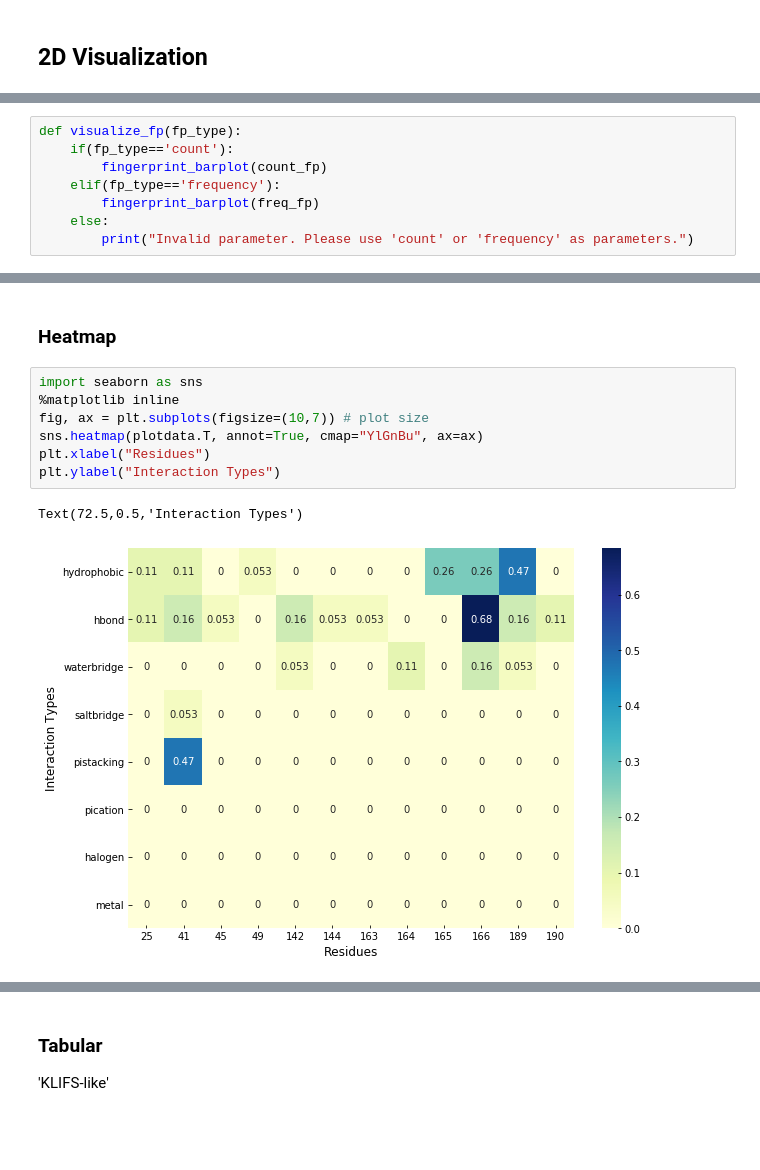
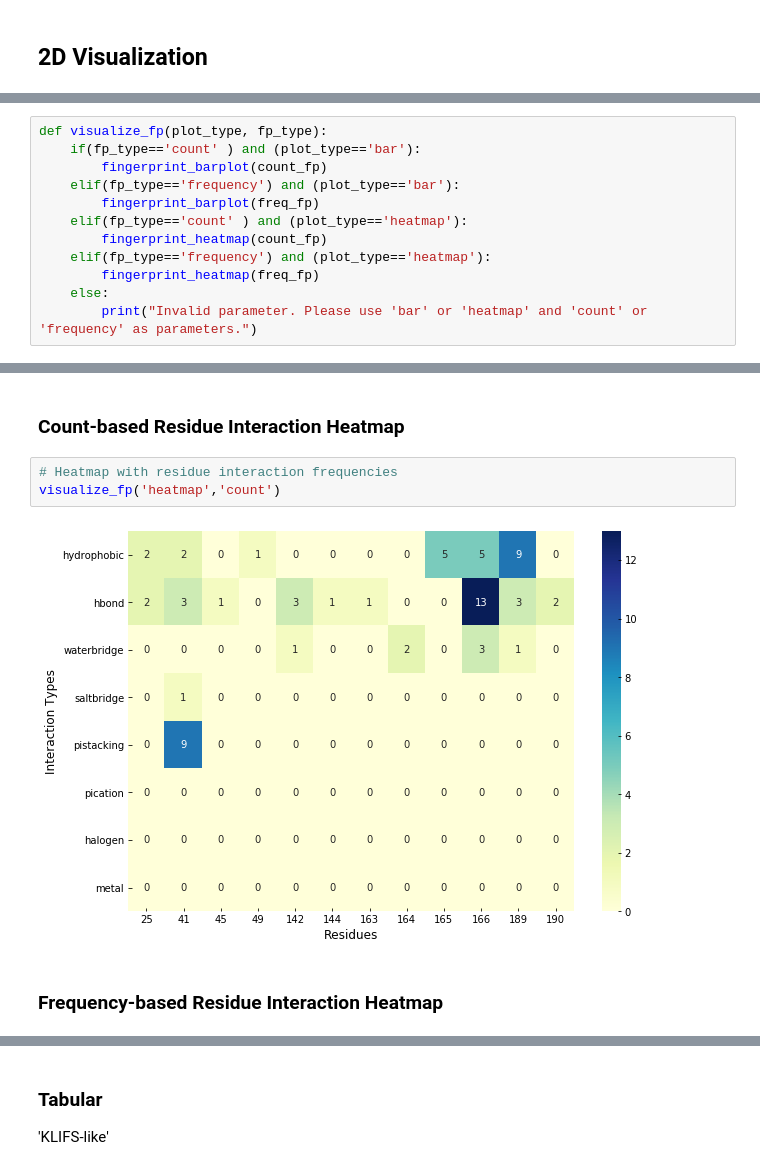
Before and after one commit to volkamerlab/plipify, a Jupyter notebook: plipify/Plipify.ipynb, the cells around one changed output, grey strips where cells are left out. Saved outputs shown, nothing was run; the diff lists cells and outputs as text; blank space fills up the shorter version.

Commit message:
Add heatmap to visual main function

```diff
--- a/plipify/Plipify.ipynb
+++ b/plipify/Plipify.ipynb
@@ -142,10 +146,14 @@ Use Parameters 'count' or 'frequency' when calling the function visualize_fp() t
 # %%
-def visualize_fp(fp_type):
-    if(fp_type=='count'):
+def visualize_fp(plot_type, fp_type):
+    if(fp_type=='count' ) and (plot_type=='bar'):
         fingerprint_barplot(count_fp)
-    elif(fp_type=='frequency'):
+    elif(fp_type=='frequency') and (plot_type=='bar'):
         fingerprint_barplot(freq_fp)
+    elif(fp_type=='count' ) and (plot_type=='heatmap'):
+        fingerprint_heatmap(count_fp)
+    elif(fp_type=='frequency') and (plot_type=='heatmap'):
+        fingerprint_heatmap(freq_fp)
     else:
-        print("Invalid parameter. Please use 'count' or 'frequency' as parameters.")
+        print("Invalid parameter. Please use 'bar' or 'heatmap' and 'count' or 'frequency' as parameters.")
 # %%
 from plip_fingerprints import divide_list
@@ -195,14 +222,11 @@ visualize_fp('frequency')
 # %% [output]
 [interactive output not drawn]
 # %% [markdown]
-### Heatmap
+### Count-based Residue Interaction Heatmap
-# %%
-import seaborn as sns
-%matplotlib inline
-fig, ax = plt.subplots(figsize=(10,7)) # plot size
-sns.heatmap(plotdata.T, annot=True, cmap="YlGnBu", ax=ax)
-plt.xlabel("Residues")
-plt.ylabel("Interaction Types")
-# %% [output]
-Text(72.5,0.5,'Interaction Types')
-[figure, removed]
+# %%
+# Heatmap with residue interaction frequencies
+visualize_fp('heatmap','count')
+# %% [output]
+[figure, added]
+# %% [markdown]
+### Frequency-based Residue Interaction Heatmap
```
Also changed, not shown: parts of 8 cells of this notebook.
